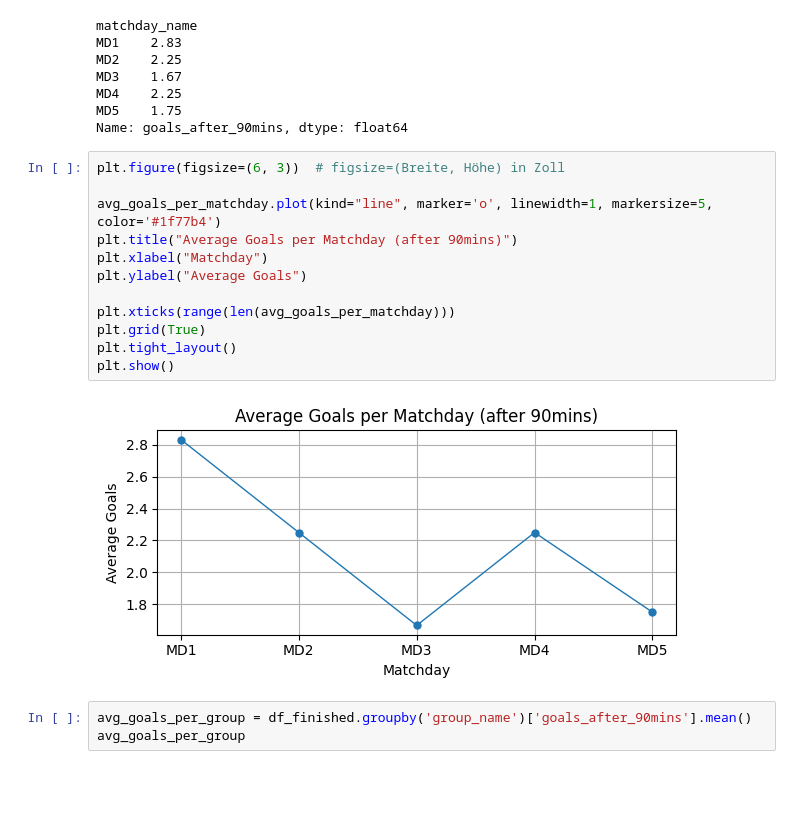
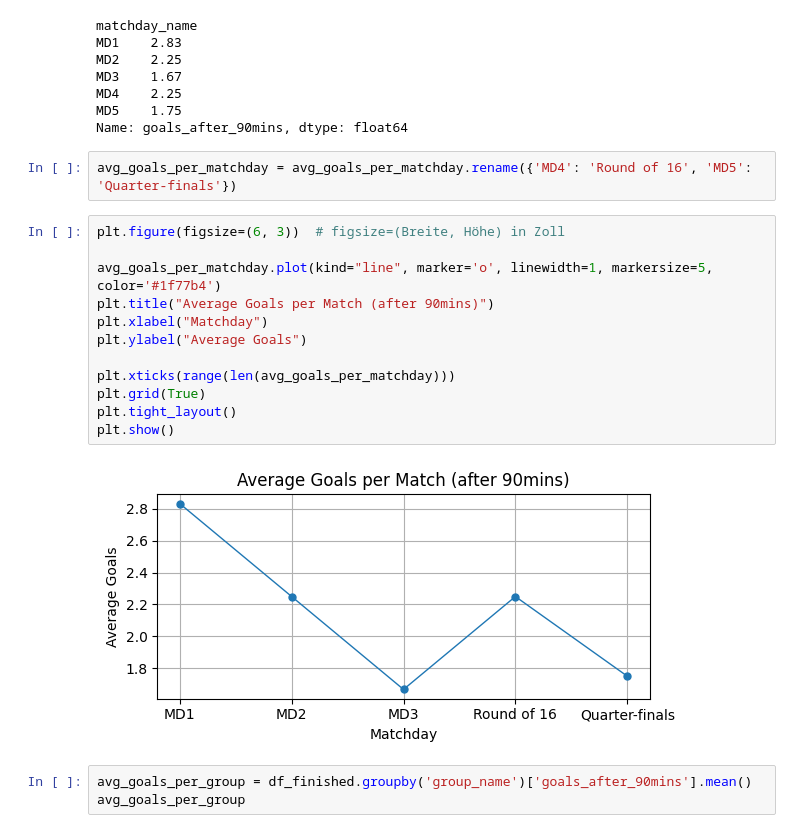
Before and after one commit to markuslangus/euro2024-data-project, a Jupyter notebook: eda.ipynb, the cells around one changed output. Cells and saved outputs as stored; diff of their text form; blank space fills up the shorter version.

```diff
--- a/eda.ipynb
+++ b/eda.ipynb
@@ -174,20 +175,22 @@ MD3    1.67
 MD4    2.25
 MD5    1.75
 Name: goals_after_90mins, dtype: float64
+# %%
+avg_goals_per_matchday = avg_goals_per_matchday.rename({'MD4': 'Round of 16', 'MD5': 'Quarter-finals'})
 # %%
 plt.figure(figsize=(6, 3))  # figsize=(Breite, Höhe) in Zoll
 
 avg_goals_per_matchday.plot(kind="line", marker='o', linewidth=1, markersize=5, color='#1f77b4')
-plt.title("Average Goals per Matchday (after 90mins)")
+plt.title("Average Goals per Match (after 90mins)")
 plt.xlabel("Matchday")
 plt.ylabel("Average Goals")
 
 plt.xticks(range(len(avg_goals_per_matchday)))
 plt.grid(True)
 plt.tight_layout()
 plt.show()
 # %% [output]
-[figure, old version]
+[figure, new version]
 # %%
 avg_goals_per_group = df_finished.groupby('group_name')['goals_after_90mins'].mean()
 avg_goals_per_group
```
Also changed, not shown: parts of 17 cells of this notebook.
